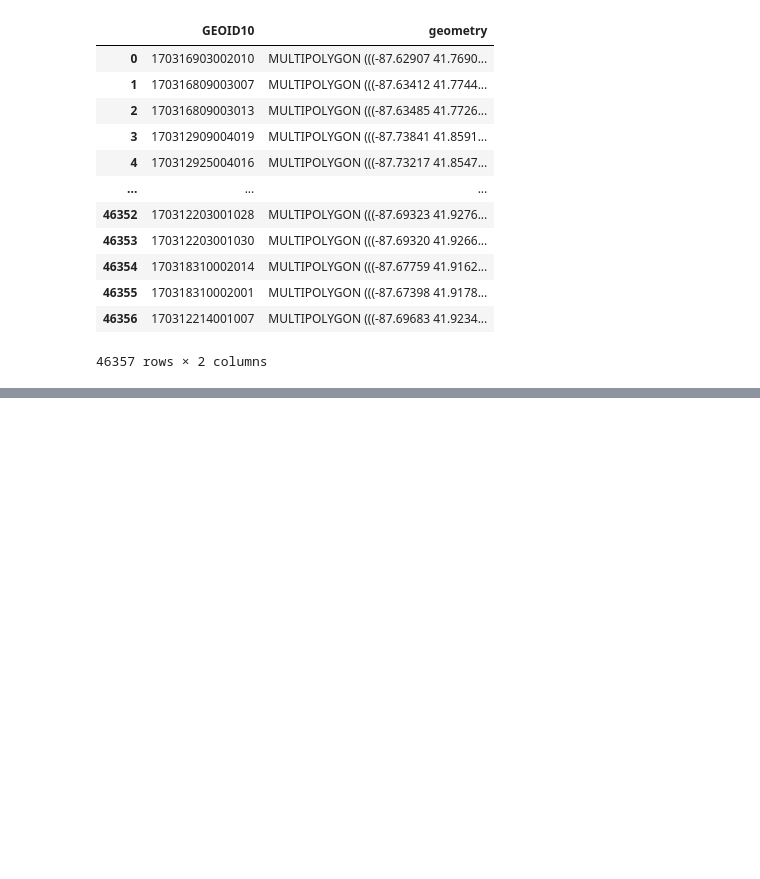
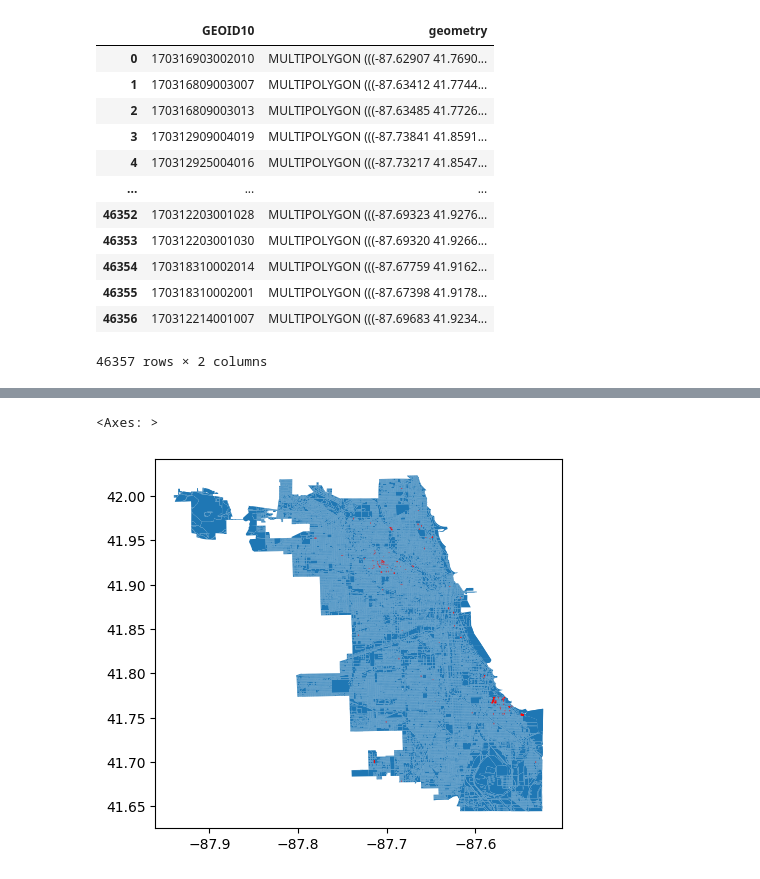
Before and after one commit to internet-equity/netrics-data, a Jupyter notebook: code/mappingcodelc.ipynb, the cells around one changed output, grey strips where cells are left out. Cells and saved outputs as stored; diff of their text form; code cells hidden in the pictures; blank space fills up the shorter version.

```diff
--- a/code/mappingcodelc.ipynb
+++ b/code/mappingcodelc.ipynb
@@ -91,0 +118,8 @@ ValueError: You are trying to merge on int64 and object columns. If you wish to
+# %%
+import matplotlib.pyplot as plt
+fig, ax = plt.subplots()
+censusblock.plot(ax=ax)
+idcensusblock_gpd.plot(ax=ax, color='red')
+# %% [output]
+<Axes: >
+[figure, added]
```
Also changed, not shown: parts of 5 cells of this notebook.
